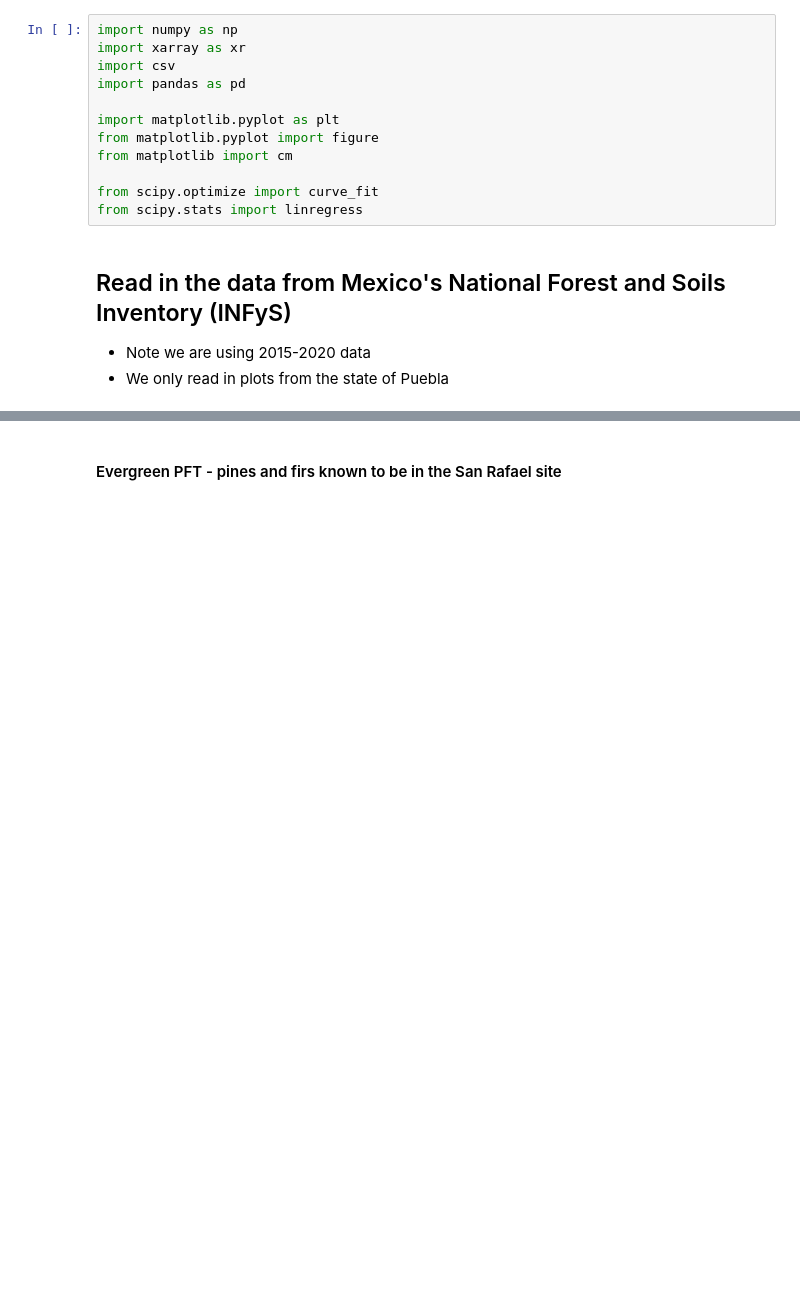
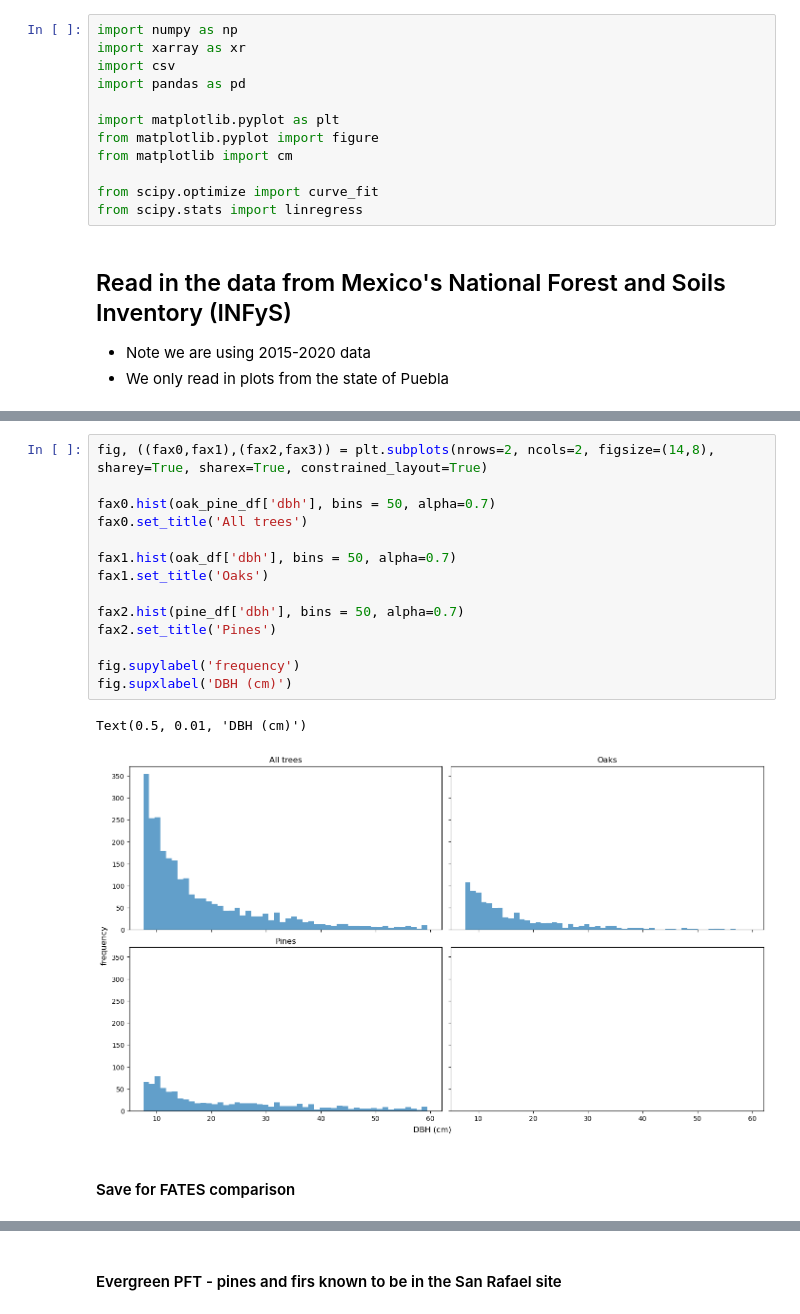
Before and after one commit to JessicaNeedham/FATES-plotting-scripts, a Jupyter notebook: FATES-MRV-IFM_allometry.ipynb, the cells around one changed output, grey strips where cells are left out. Saved outputs shown, nothing was run; the diff lists cells and outputs as text; blank space fills up the shorter version.

```diff
--- a/FATES-MRV-IFM_allometry.ipynb
+++ b/FATES-MRV-IFM_allometry.ipynb
@@ -37,0 +98,19 @@ df_all.head(10)
+# %%
+fig, ((fax0,fax1),(fax2,fax3)) = plt.subplots(nrows=2, ncols=2, figsize=(14,8), sharey=True, sharex=True, constrained_layout=True)
+
+fax0.hist(oak_pine_df['dbh'], bins = 50, alpha=0.7)
+fax0.set_title('All trees')
+
+fax1.hist(oak_df['dbh'], bins = 50, alpha=0.7)
+fax1.set_title('Oaks')
+
+fax2.hist(pine_df['dbh'], bins = 50, alpha=0.7)
+fax2.set_title('Pines')
+
+fig.supylabel('frequency')
+fig.supxlabel('DBH (cm)')
+# %% [output]
+Text(0.5, 0.01, 'DBH (cm)')
+[figure, added]
+# %% [markdown]
+#### Save for FATES comparison
```
Also changed, not shown: parts of 16 cells of this notebook.
